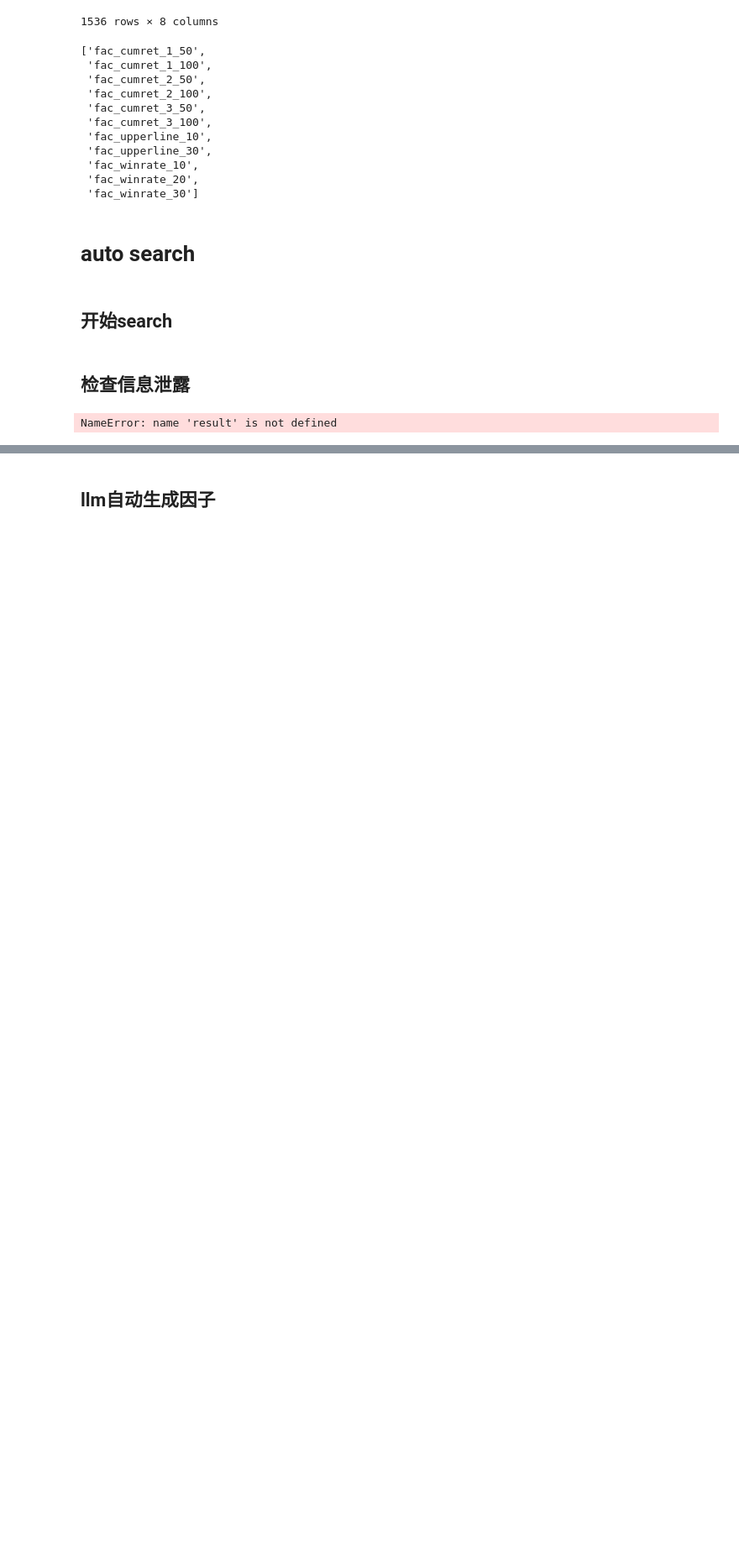
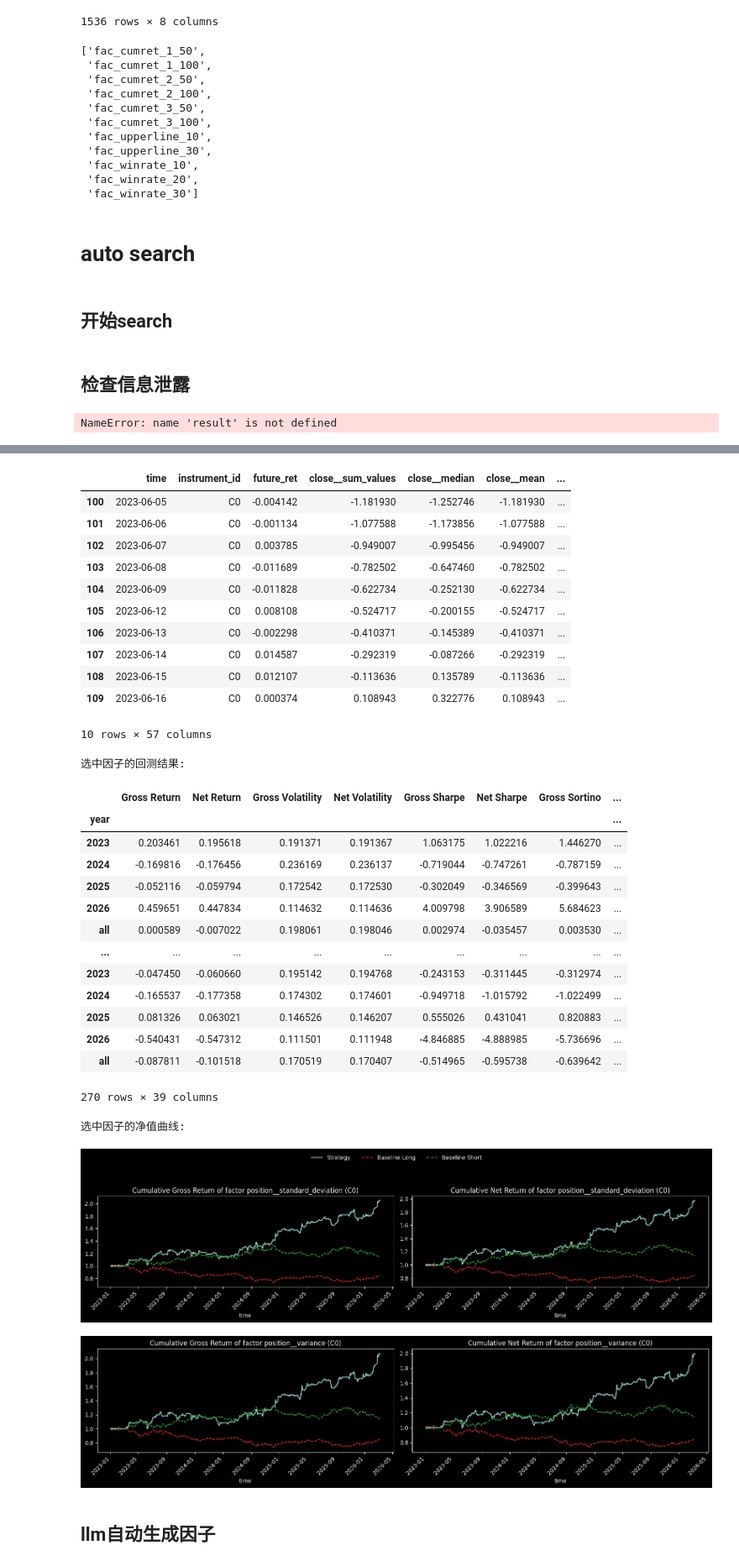
Before and after one commit to leoweng111/lionet, a Jupyter notebook: notebook/test_20260315.ipynb, the cells around one changed output, grey strips where cells are left out. Shown at 84% size. Cells and saved outputs as stored; diff of their text form; code cells hidden in the pictures; blank space fills up the shorter version.

Commit message:
major FactorFusioner

```diff
--- a/notebook/test_20260315.ipynb
+++ b/notebook/test_20260315.ipynb
@@ -184,0 +180,38 @@ NameError: name 'result' is not defined
+# %%
+from factors.factor_auto_search import FactorGenerator
+fg = FactorGenerator(
+    method='tsfresh',
+    instrument_id_list=['C0'],
+    fc_freq='1d',
+    start_time='20230101',
+    end_time='20260310',
+    max_factor_count=20000,
+    min_window_size=20,
+    model_name='deepseek',
+    llm_factor_count=5,
+    llm_temperature=0.7,
+    n_jobs=5,
+    apply_rolling_norm=True,
+    rolling_norm_window=30,
+    rolling_norm_min_periods=20,
+    calculate_baseline=True
+)
+# %%
+# one-step: mine + filter + save high-quality config
+result = fg.auto_mine_select_and_save_fc(
+    net_ret_threshold=0.05,
+    sharpe_threshold=0.8,
+    require_all_instruments=False
+)
+# %%
+# 全部生成的因子
+print("全部生成的因子: ", fg.generated_fc_name_list)
+print("选中的因子: ", result['selected_fc_name_list'])
+print("计算出的因子值: ")
+display(fg.generated_data.iloc[100:110])
+print("选中因子的回测结果: ")
+display(result['bt'].performance_summary)
+print("选中因子的净值曲线: ")
+result['bt'].plot_nav(fc_name=result['selected_fc_name_list'],
+                                                 show_baseline=True)
+# %% [output]
@@ -185,2 +221,32 @@ NameError: name 'result' is not defined
+|  | time | instrument_id | future_ret | close__sum_values | close__median | close__mean | ... |
+| 100 | 2023-06-05 | C0 | -0.004142 | -1.181930 | -1.252746 | -1.181930 | ... |
+| 101 | 2023-06-06 | C0 | -0.001134 | -1.077588 | -1.173856 | -1.077588 | ... |
+| 102 | 2023-06-07 | C0 | 0.003785 | -0.949007 | -0.995456 | -0.949007 | ... |
+| 103 | 2023-06-08 | C0 | -0.011689 | -0.782502 | -0.647460 | -0.782502 | ... |
+| 104 | 2023-06-09 | C0 | -0.011828 | -0.622734 | -0.252130 | -0.622734 | ... |
+| 105 | 2023-06-12 | C0 | 0.008108 | -0.524717 | -0.200155 | -0.524717 | ... |
+| 106 | 2023-06-13 | C0 | -0.002298 | -0.410371 | -0.145389 | -0.410371 | ... |
+| 107 | 2023-06-14 | C0 | 0.014587 | -0.292319 | -0.087266 | -0.292319 | ... |
+| 108 | 2023-06-15 | C0 | 0.012107 | -0.113636 | 0.135789 | -0.113636 | ... |
+| 109 | 2023-06-16 | C0 | 0.000374 | 0.108943 | 0.322776 | 0.108943 | ... |
+10 rows × 57 columns
+选中因子的回测结果:
+|  | Gross Return | Net Return | Gross Volatility | Net Volatility | Gross Sharpe | Net Sharpe | Gross Sortino | ... |
+| year |  |  |  |  |  |  |  | ... |
+| 2023 | 0.203461 | 0.195618 | 0.191371 | 0.191367 | 1.063175 | 1.022216 | 1.446270 | ... |
+| 2024 | -0.169816 | -0.176456 | 0.236169 | 0.236137 | -0.719044 | -0.747261 | -0.787159 | ... |
+| 2025 | -0.052116 | -0.059794 | 0.172542 | 0.172530 | -0.302049 | -0.346569 | -0.399643 | ... |
+| 2026 | 0.459651 | 0.447834 | 0.114632 | 0.114636 | 4.009798 | 3.906589 | 5.684623 | ... |
+| all | 0.000589 | -0.007022 | 0.198061 | 0.198046 | 0.002974 | -0.035457 | 0.003530 | ... |
+| ... | ... | ... | ... | ... | ... | ... | ... | ... |
+| 2023 | -0.047450 | -0.060660 | 0.195142 | 0.194768 | -0.243153 | -0.311445 | -0.312974 | ... |
+| 2024 | -0.165537 | -0.177358 | 0.174302 | 0.174601 | -0.949718 | -1.015792 | -1.022499 | ... |
+| 2025 | 0.081326 | 0.063021 | 0.146526 | 0.146207 | 0.555026 | 0.431041 | 0.820883 | ... |
+| 2026 | -0.540431 | -0.547312 | 0.111501 | 0.111948 | -4.846885 | -4.888985 | -5.736696 | ... |
+| all | -0.087811 | -0.101518 | 0.170519 | 0.170407 | -0.514965 | -0.595738 | -0.639642 | ... |
+270 rows × 39 columns
+选中因子的净值曲线:
+[figure, added]
+[figure, added]
 # %% [markdown]
 ## llm自动生成因子
```
Also changed, not shown: parts of 10 cells of this notebook, 7 other files.
